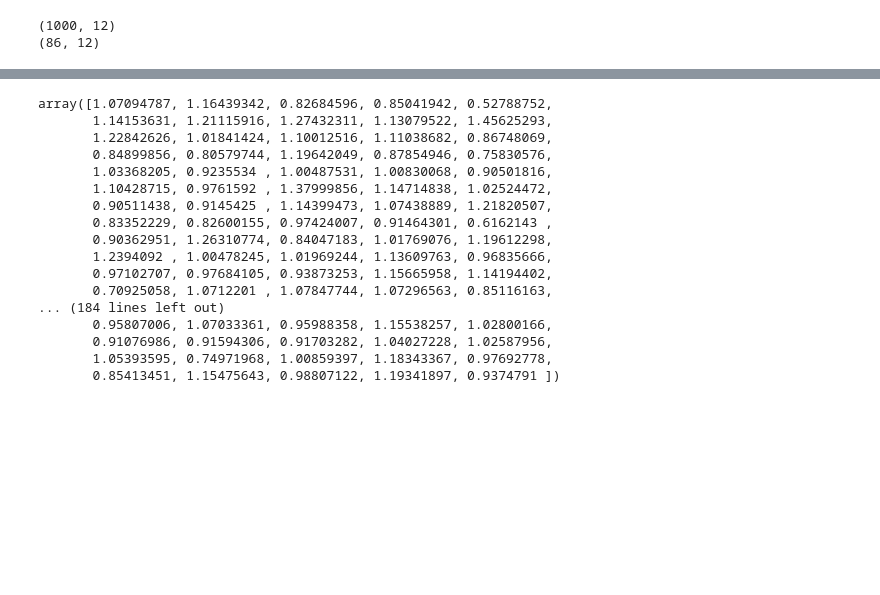
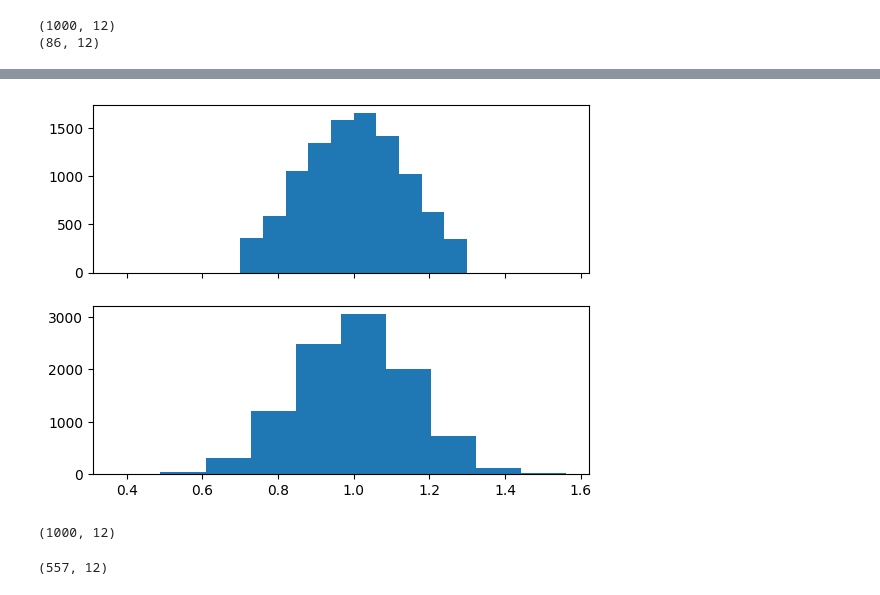
Before and after one commit to abraaum/master_project, a Jupyter notebook: Python/testing.ipynb, the cells around one changed output, grey strips where cells are left out. Cells and saved outputs as stored; diff of their text form; code cells hidden in the pictures; blank space fills up the shorter version.

```diff
--- a/Python/testing.ipynb
+++ b/Python/testing.ipynb
@@ -1218,21 +1450,30 @@ hist, bin_edges = np.apply_along_axis(lambda x: np.histogram(x, bins=10), 0, ini
+# %%
+# possible way of making HF random parameter scaling? or do it after population is made?
+import matplotlib.pyplot as plt
+import scipy.stats as stats
+
+lower, upper = 0.7, 1.3
+mu, sigma = 1, 0.15
+X = stats.truncnorm(
+    (lower - mu) / sigma, (upper - mu) / sigma, loc=mu, scale=sigma)
+N = stats.norm(loc=mu, scale=sigma)
+
+fig, ax = plt.subplots(2, sharex=True)
+ax[0].hist(X.rvs(10000))
+ax[1].hist(N.rvs(10000))
+plt.show()
+# %% [output]
+[figure, added]
+# %%
+# or this???
+selected_val = np.random.normal(loc=1, scale = 0.15, size=(1000, 12))
+sel = np.delete(selected_val, np.where(
+    (selected_val > 1.3))[0], axis=0)
+
+sel2 = np.delete(sel, np.where(
+    (sel < 0.7))[0], axis=0)
+# %% [output]
+(1000, 12)
 # %%
-
-initial_pop[:,0]
 # %% [output]
-array([1.07094787, 1.16439342, 0.82684596, 0.85041942, 0.52788752,
-       1.14153631, 1.21115916, 1.27432311, 1.13079522, 1.45625293,
-       1.22842626, 1.01841424, 1.10012516, 1.11038682, 0.86748069,
-       0.84899856, 0.80579744, 1.19642049, 0.87854946, 0.75830576,
-       1.03368205, 0.9235534 , 1.00487531, 1.00830068, 0.90501816,
-       1.10428715, 0.9761592 , 1.37999856, 1.14714838, 1.02524472,
-       0.90511438, 0.9145425 , 1.14399473, 1.07438889, 1.21820507,
-       0.83352229, 0.82600155, 0.97424007, 0.91464301, 0.6162143 ,
-       0.90362951, 1.26310774, 0.84047183, 1.01769076, 1.19612298,
-       1.2394092 , 1.00478245, 1.01969244, 1.13609763, 0.96835666,
-       0.97102707, 0.97684105, 0.93873253, 1.15665958, 1.14194402,
-       0.70925058, 1.0712201 , 1.07847744, 1.07296563, 0.85116163,
-... (184 lines left out)
-       0.95807006, 1.07033361, 0.95988358, 1.15538257, 1.02800166,
-       0.91076986, 0.91594306, 0.91703282, 1.04027228, 1.02587956,
-       1.05393595, 0.74971968, 1.00859397, 1.18343367, 0.97692778,
-       0.85413451, 1.15475643, 0.98807122, 1.19341897, 0.9374791 ])
+(557, 12)
```
Also changed, not shown: parts of 12 cells of this notebook, 7 other files.
